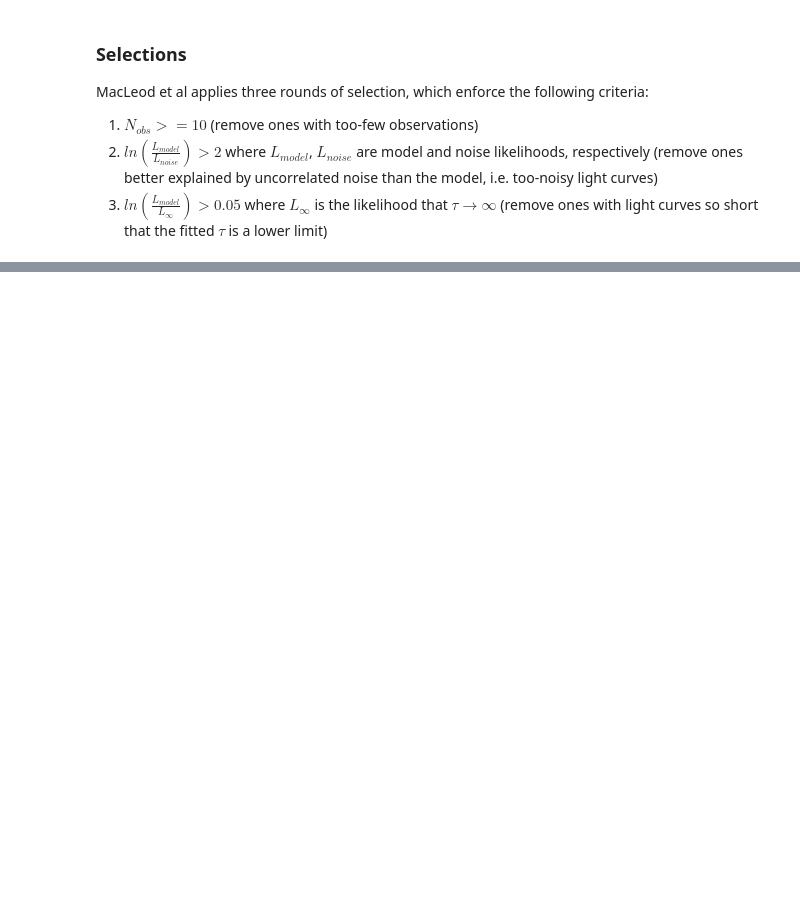
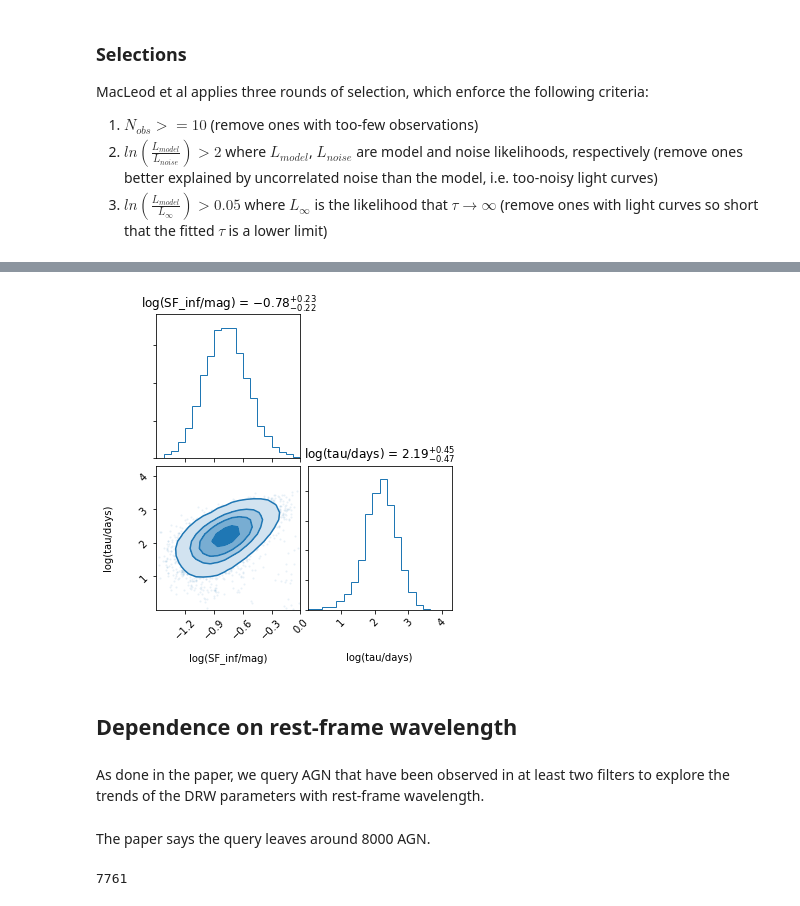
Before and after one commit to jiwoncpark/damped-random-walk, a Jupyter notebook: Reproduce_S82_DRW.ipynb, the cells around one changed output, grey strips where cells are left out. Cells and saved outputs as stored; diff of their text form; code cells hidden in the pictures; blank space fills up the shorter version.

```diff
--- a/Reproduce_S82_DRW.ipynb
+++ b/Reproduce_S82_DRW.ipynb
@@ -546,0 +188,8 @@ def reduce_size(big_df, keep_cols):
+# %%
+utils.plot_fig3_bottom(merged, bandpass='u')
+# %% [output]
+[figure, added]
+# %% [markdown]
+## Dependence on rest-frame wavelength
+# %% [markdown]
+As done in the paper, we query AGN that have been observed in at least two filters to explore the trends of the DRW parameters with rest-frame wavelength.
@@ -546,0 +202,6 @@ def reduce_size(big_df, keep_cols):
+# %% [markdown]
+The paper says the query leaves around 8000 AGN.
+# %%
+lam_fit['id'].nunique()
+# %% [output]
+7761
```
Also changed, not shown: parts of 84 cells of this notebook.
